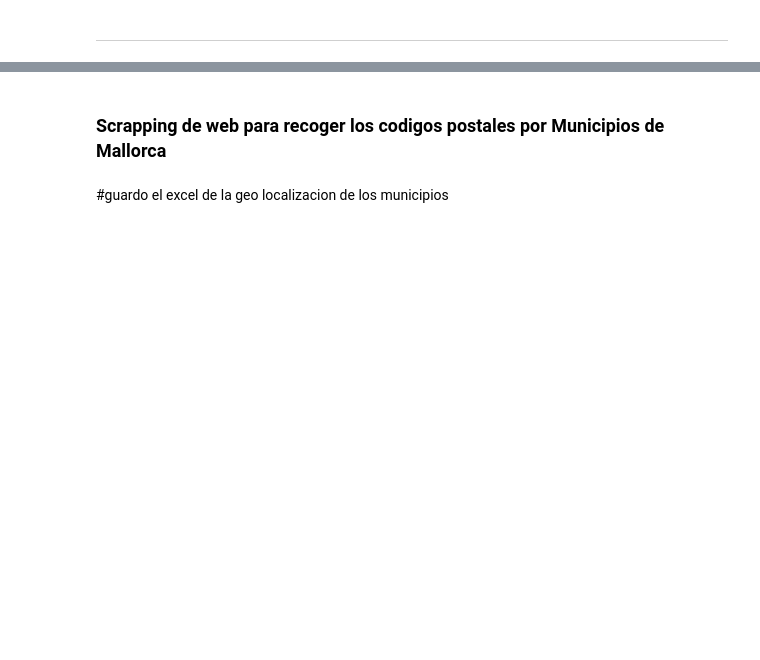
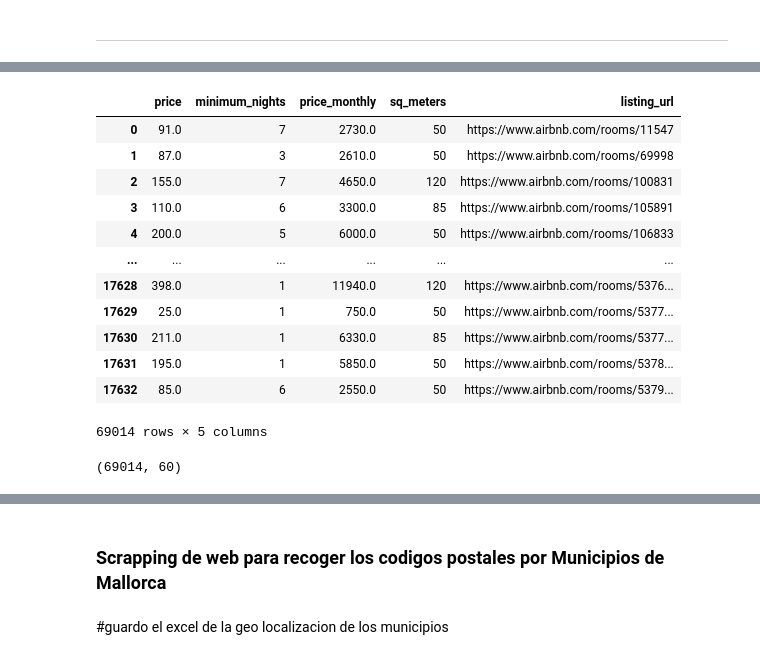
Before and after one commit to JaimeLeoz/w4-ETL-Project, a Jupyter notebook: MainWork-1.ipynb, the cells around one changed output, grey strips where cells are left out. Saved outputs shown, nothing was run; the diff lists cells and outputs as text; code cells hidden in the pictures; blank space fills up the shorter version.

```diff
--- a/MainWork-1.ipynb
+++ b/MainWork-1.ipynb
@@ -257,0 +370,9 @@ Index(['id', 'listing_url', 'scrape_id', 'last_scraped', 'name', 'description',
+# %%
+conditions = [
+    (df['bedrooms'] <= 2),
+    (df['bedrooms'] == 3),
+    (df['bedrooms'] >= 4) & (df['bedrooms'] <= 5),
+    (df['bedrooms'] > 5)]
+
+values = ['50', '85', '120', '180']
+df['sq_meters'] = np.select(conditions, values)
@@ -257,0 +452,6 @@ Index(['id', 'listing_url', 'scrape_id', 'last_scraped', 'name', 'description',
+# %%
+#here im replacing the $ sign for nothin and also the "," in the thousands which was not letting me to change the column from a string to a float
+# this way now i'm able do the next calculations without the error " cant multiply a string vs integer"
+df['price'] = df['price'].str.replace('$','')
+df['price'] = df['price'].str.replace(',','')
+print(df.price)
@@ -257,0 +471,4 @@ Index(['id', 'listing_url', 'scrape_id', 'last_scraped', 'name', 'description',
+# %%
+# downcasting from object string to float the price column
+
+df["price"] = pd.to_numeric(df["price"], downcast="float")
@@ -257,0 +496,7 @@ Index(['id', 'listing_url', 'scrape_id', 'last_scraped', 'name', 'description',
+# %%
+# At first iw as goinggto divide price/ by minimum_nights ( because in some cases, the minmum stay can be 3 days, which will make our data unconsistent) then we multiply by 30 days
+# but i double check and always price is per night so no need for the division with the minimun night.
+# now lets see if we can do the new column with the calculation and make sure it did work
+
+df['price_monthly'] = (df['price']) * 30
+df.head()
@@ -257,0 +511,22 @@ Index(['id', 'listing_url', 'scrape_id', 'last_scraped', 'name', 'description',
+# %%
+# calculations are fine and consistent
+
+df[['price', 'minimum_nights', 'price_monthly','sq_meters','listing_url']]
+# %% [output]
+|  | price | minimum_nights | price_monthly | sq_meters | listing_url |
+| 0 | 91.0 | 7 | 2730.0 | 50 | https://www.airbnb.com/rooms/11547 |
+| 1 | 87.0 | 3 | 2610.0 | 50 | https://www.airbnb.com/rooms/69998 |
+| 2 | 155.0 | 7 | 4650.0 | 120 | https://www.airbnb.com/rooms/100831 |
+| 3 | 110.0 | 6 | 3300.0 | 85 | https://www.airbnb.com/rooms/105891 |
+| 4 | 200.0 | 5 | 6000.0 | 50 | https://www.airbnb.com/rooms/106833 |
+| ... | ... | ... | ... | ... | ... |
+| 17628 | 398.0 | 1 | 11940.0 | 120 | https://www.airbnb.com/rooms/5376... |
+| 17629 | 25.0 | 1 | 750.0 | 50 | https://www.airbnb.com/rooms/5377... |
+| 17630 | 211.0 | 1 | 6330.0 | 85 | https://www.airbnb.com/rooms/5377... |
+| 17631 | 195.0 | 1 | 5850.0 | 50 | https://www.airbnb.com/rooms/5378... |
+| 17632 | 85.0 | 6 | 2550.0 | 50 | https://www.airbnb.com/rooms/5379... |
+69014 rows × 5 columns
+# %%
+df.shape
+# %% [output]
+(69014, 60)
```
Also changed, not shown: parts of 34 cells of this notebook.
